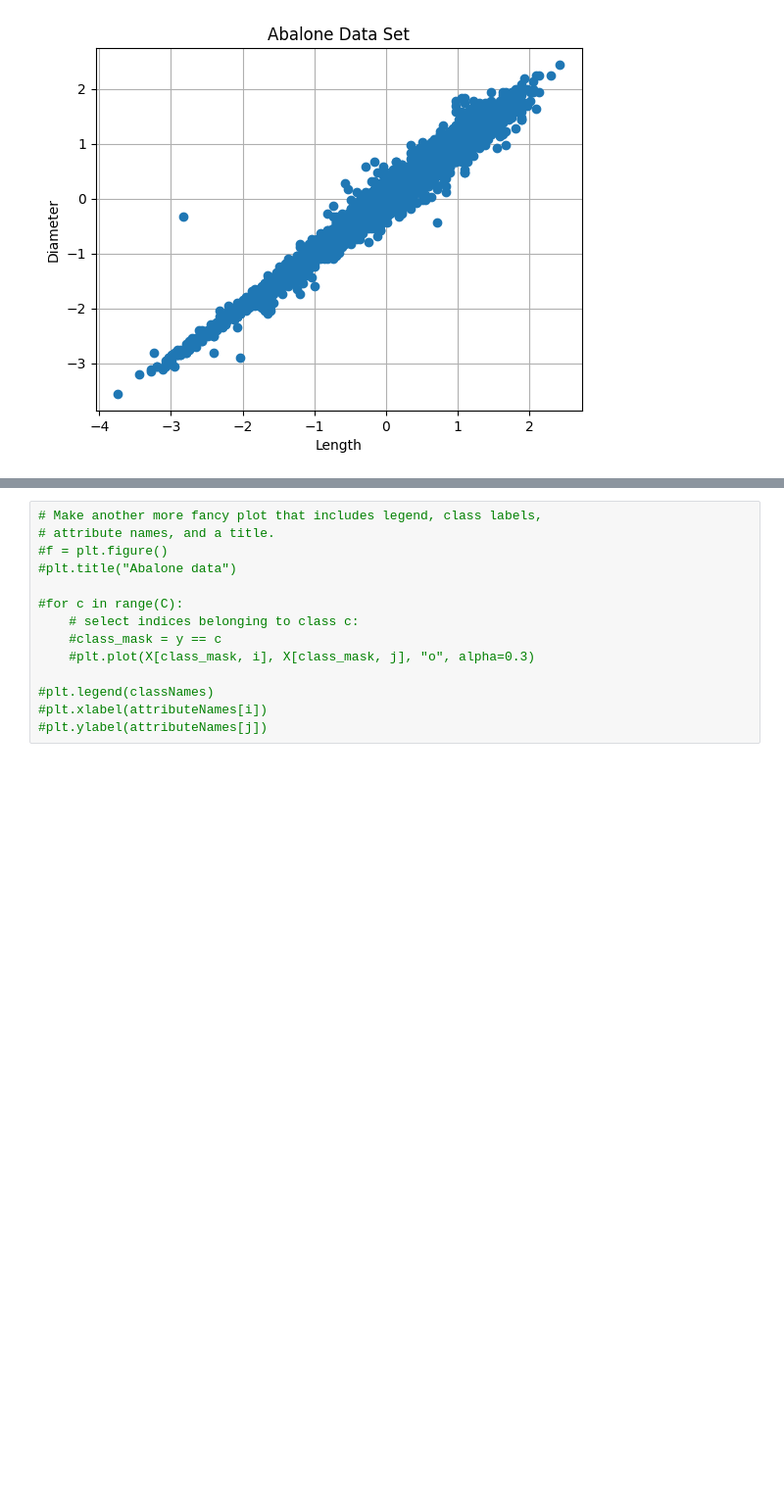
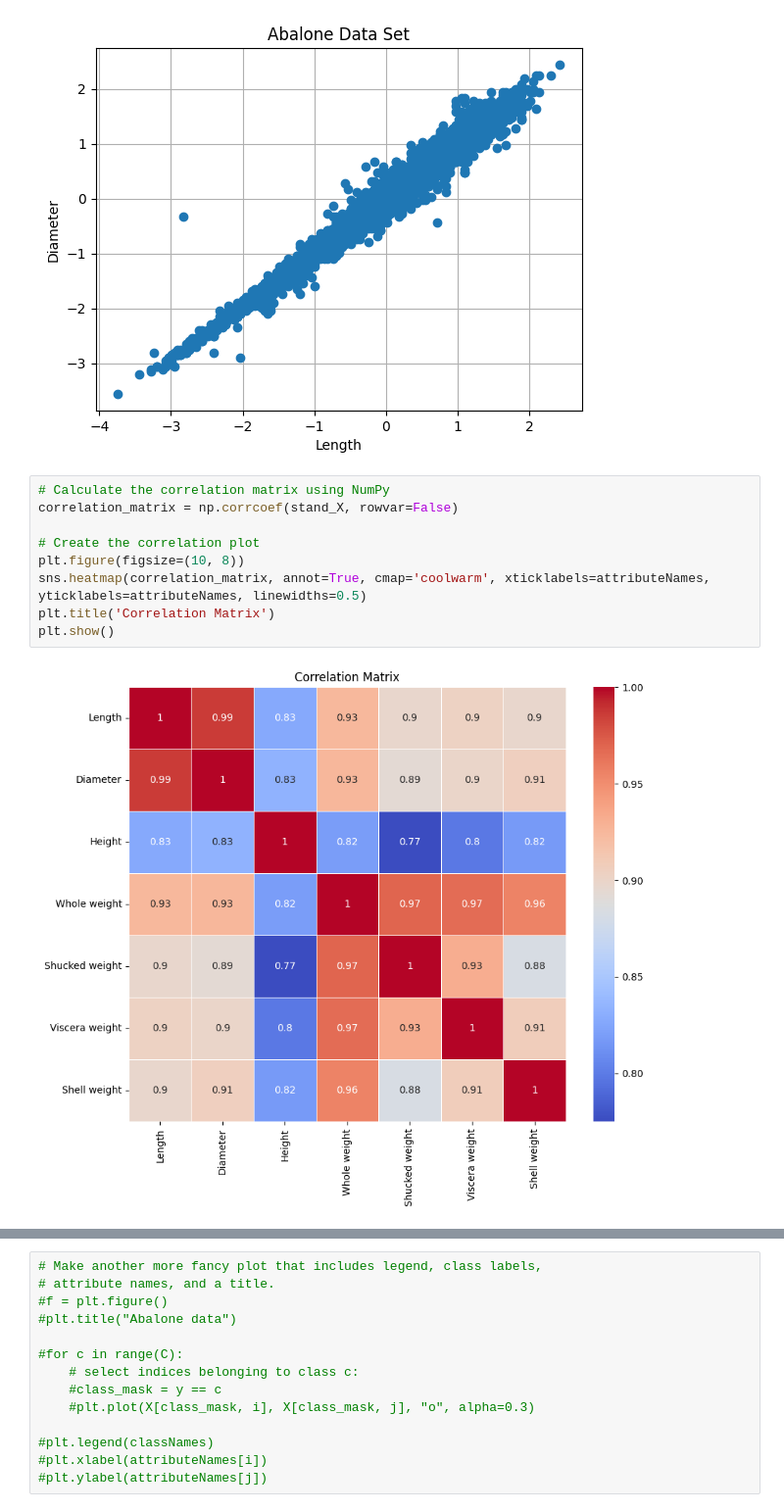
Before and after one commit to raquel-ch/intro_ml, a Jupyter notebook: project1.ipynb, the cells around one changed output, grey strips where cells are left out. Shown at 98% size. Drawn from its saved outputs; the diff is of its cells as text; blank space fills up the shorter version.

```diff
--- a/project1.ipynb
+++ b/project1.ipynb
@@ -121,3 +123,14 @@ plt.grid()
 plt.show()
 # %% [output]
 [figure]
+# %%
+# Calculate the correlation matrix using NumPy
+correlation_matrix = np.corrcoef(stand_X, rowvar=False)
+
+# Create the correlation plot
+plt.figure(figsize=(10, 8))
+sns.heatmap(correlation_matrix, annot=True, cmap='coolwarm', xticklabels=attributeNames, yticklabels=attributeNames, linewidths=0.5)
+plt.title('Correlation Matrix')
+plt.show()
+# %% [output]
+[figure, added]
```
Also changed, not shown: parts of 18 cells of this notebook.
